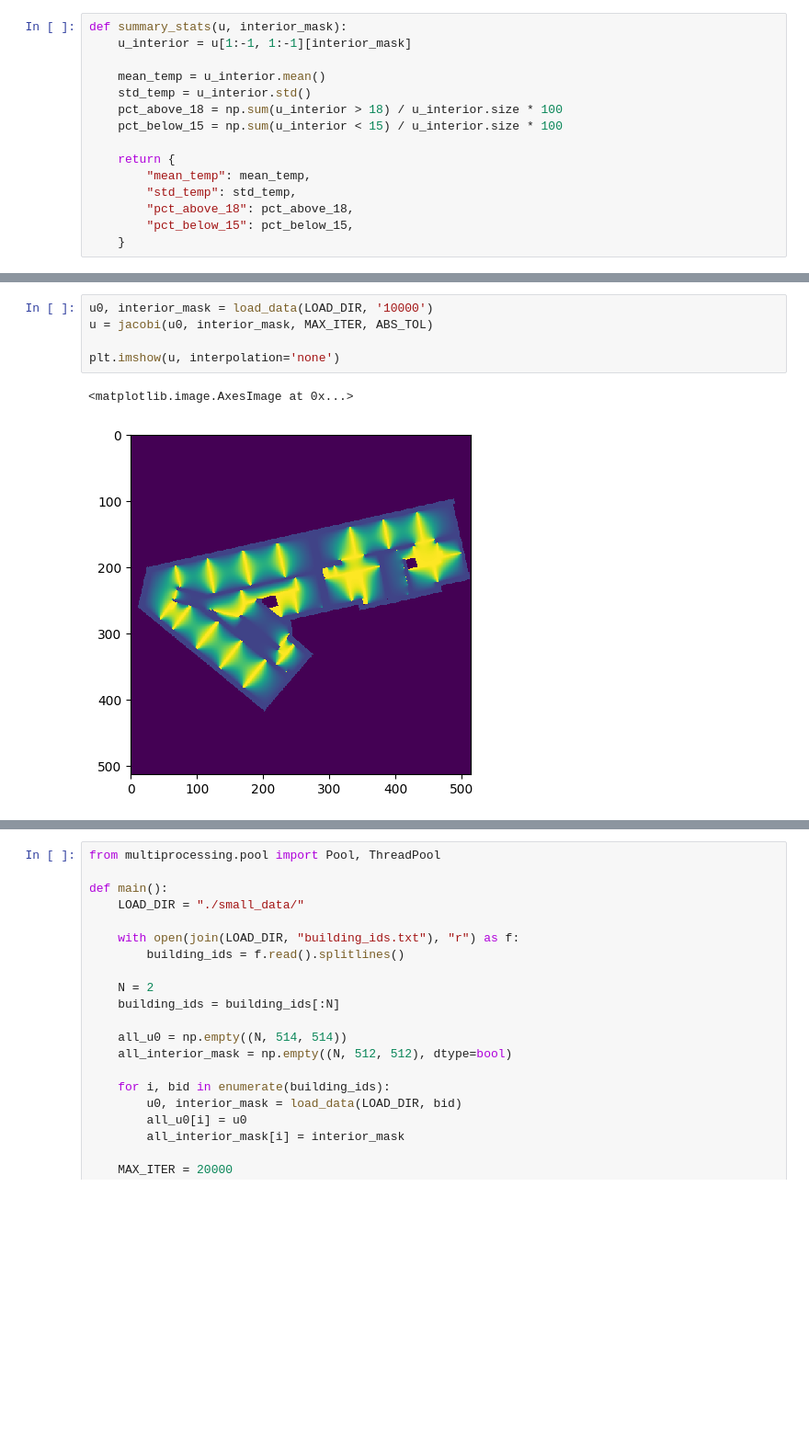
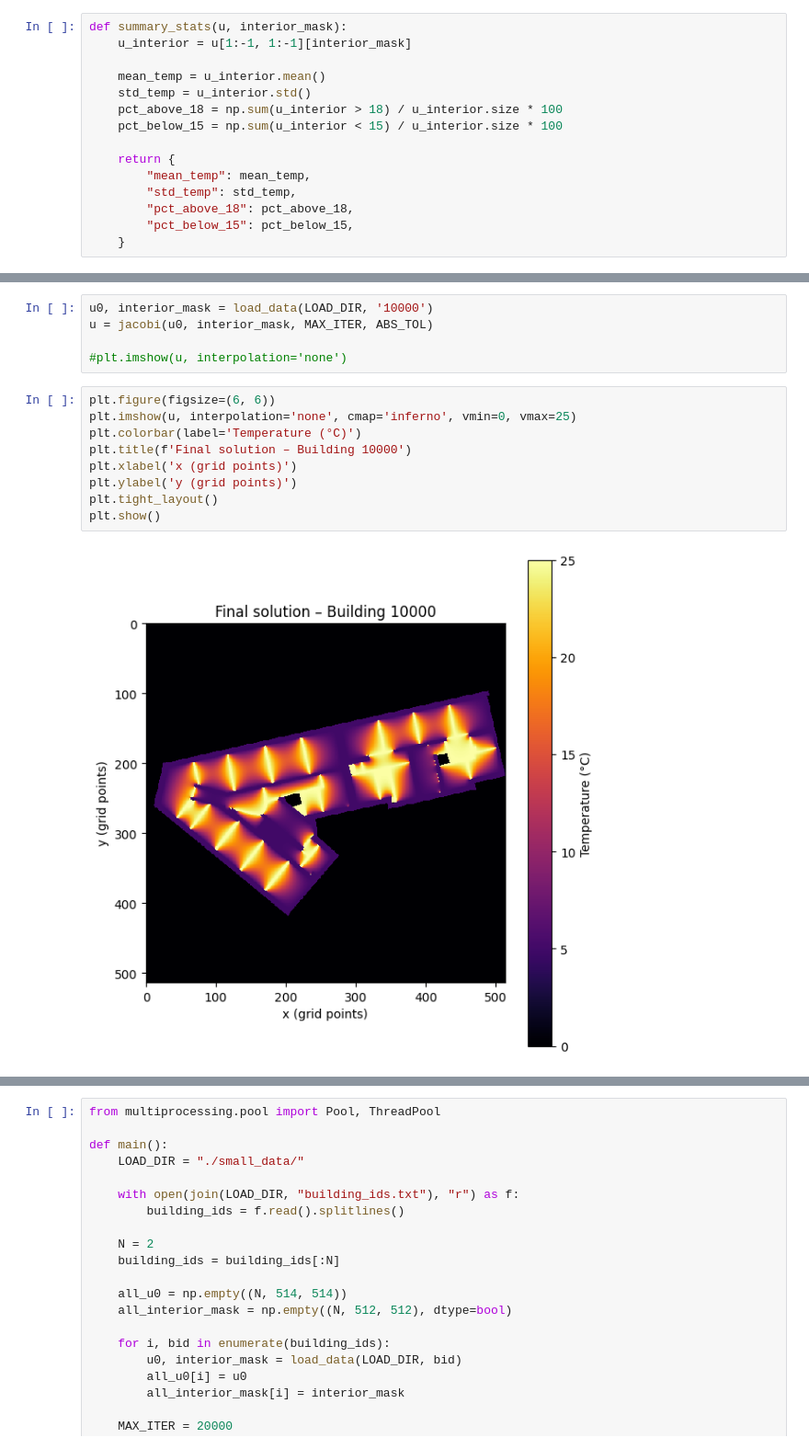
Before and after one commit to IdaUgilt/PyHPC_Project, a Jupyter notebook: Legepladsen.ipynb, the cells around one changed output, grey strips where cells are left out. Shown at 92% size. Saved outputs shown, nothing was run; the diff lists cells and outputs as text; blank space fills up the shorter version.

```diff
--- a/Legepladsen.ipynb
+++ b/Legepladsen.ipynb
@@ -101,7 +101,15 @@ building_id, mean_temp, std_temp, pct_above_18, pct_below_15
 u0, interior_mask = load_data(LOAD_DIR, '10000')
 u = jacobi(u0, interior_mask, MAX_ITER, ABS_TOL)
 
-plt.imshow(u, interpolation='none')
+#plt.imshow(u, interpolation='none')
-# %% [output]
-<matplotlib.image.AxesImage at 0x...>
-[figure, removed]
+# %%
+plt.figure(figsize=(6, 6))
+plt.imshow(u, interpolation='none', cmap='inferno', vmin=0, vmax=25)
+plt.colorbar(label='Temperature (°C)')
+plt.title(f'Final solution – Building 10000')
+plt.xlabel('x (grid points)')
+plt.ylabel('y (grid points)')
+plt.tight_layout()
+plt.show()
+# %% [output]
+[figure, added]
```
Also changed, not shown: parts of 8 cells of this notebook, 2 other files.
